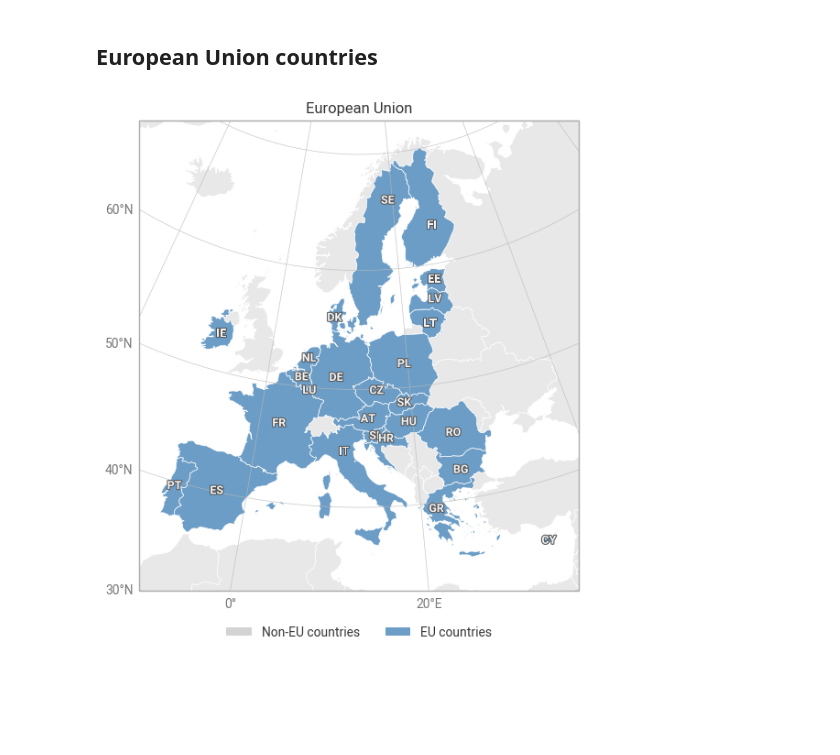
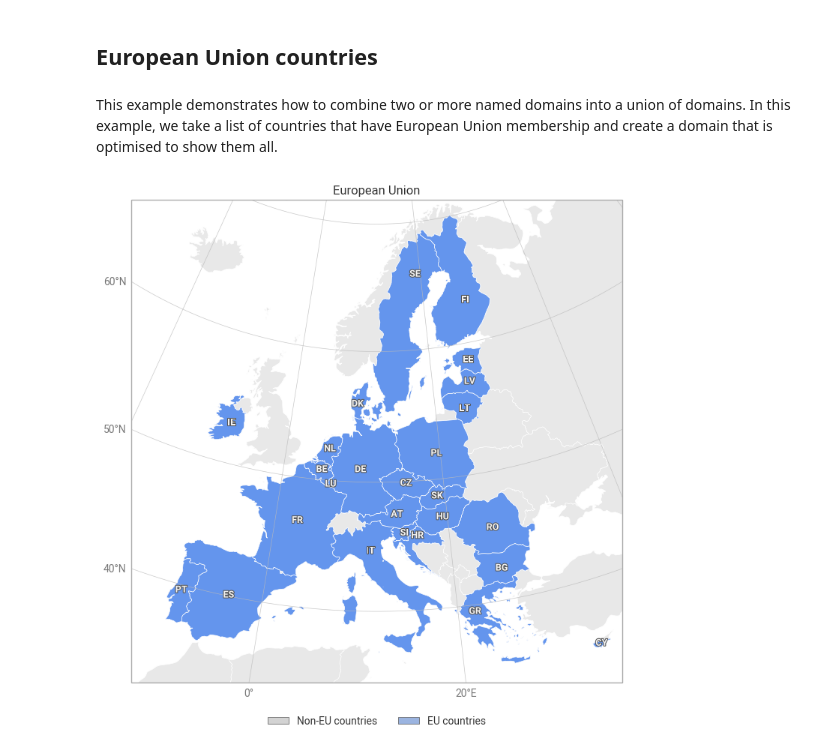
Before and after one commit to ecmwf/earthkit-plots, a Jupyter notebook: docs/examples/gallery/domains/domain-union.ipynb, the cells around one changed output. Drawn from its saved outputs; the diff is of its cells as text; code cells hidden in the pictures; blank space fills up the shorter version.

Commit message:
Updates domains notebooks

```diff
--- a/docs/examples/gallery/domains/domain-union.ipynb
+++ b/docs/examples/gallery/domains/domain-union.ipynb
@@ -1,7 +1,10 @@
 # %% [markdown]
 ## European Union countries
+# %% [markdown]
+This example demonstrates how to combine two or more named domains into a union of domains. In this example, we take a list of countries that have European Union membership and create a domain that is optimised to show them all.
 # %%
-import earthkit.plots
+import earthkit.plots as ekp
+from earthkit.plots.geography import domains
 
 EU_COUNTRIES = [
     "Austria",
@@ -22,36 +25,37 @@ EU_COUNTRIES = [
     "Latvia",
     "Lithuania",
     "Luxembourg",
     "Netherlands",
     "Poland",
     "Portugal",
     "Romania",
     "Slovakia",
     "Slovenia",
     "Spain",
     "Sweden",
 ]
 
-EU = earthkit.plots.geo.domains.union(EU_COUNTRIES, name="European Union")
+EU = domains.union(EU_COUNTRIES, name="European Union")
 
-eu_map = earthkit.plots.Map(domain=EU)
+# domain=EU_COUNTRIES is also valid but would lose the name metadata
+eu_map = ekp.Map(domain=EU)
 
 eu_map.countries(edgecolor="white")
 
 # We can reuse the same list of EU countries to show a subset of country polygons
-eu_map.countries(include=EU_COUNTRIES, facecolor="#6c9dc6", edgecolor="white", labels=True)
+eu_map.countries(include=EU_COUNTRIES, facecolor="cornflowerblue", edgecolor="white", labels=True)
 
 eu_map.gridlines()
 eu_map.title("{domain}")
 
 # You can pass an earthkit-plots Style directly to the legend method
 eu_map.legend(
-    earthkit.plots.styles.Categorical(
+    ekp.styles.Categorical(
         categories=["Non-EU countries", "EU countries"],
-        colors=["lightgrey", "#6c9dc6"],
+        colors=["lightgrey", "cornflowerblue"],
     )
 )
 
 eu_map.show()
 # %% [output]
-[figure, old version]
+[figure, new version]
```
Also changed, not shown: 4 other files.
